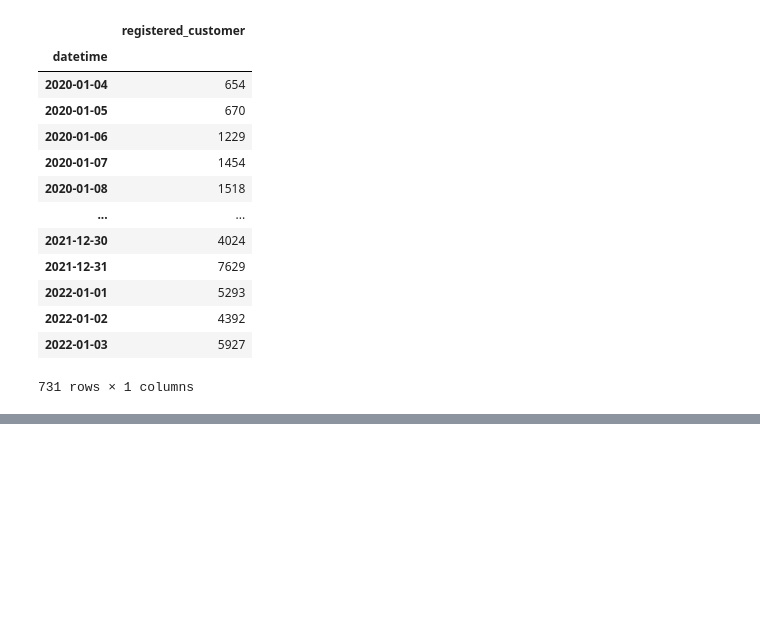
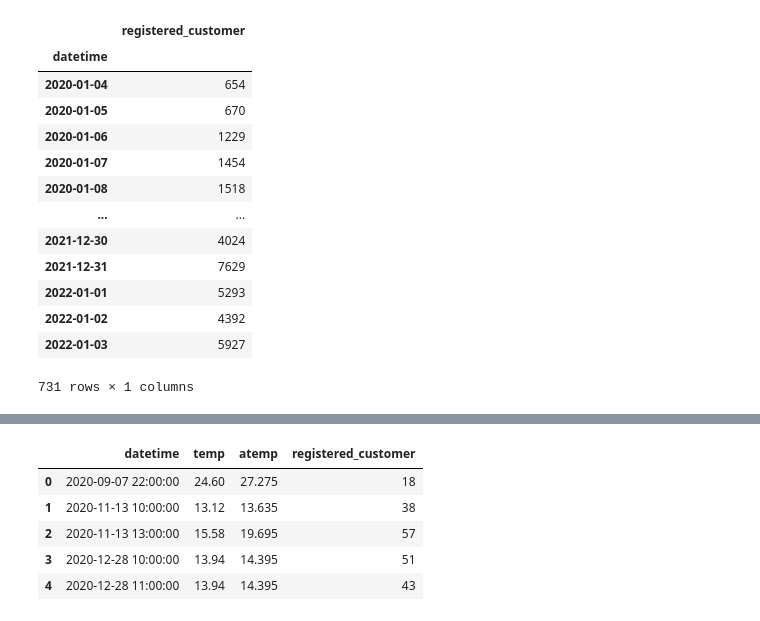
Before and after one commit to P-AEL/K-ppers-Projekt1, a Jupyter notebook: Flo.ipynb, the cells around one changed output, grey strips where cells are left out. Cells and saved outputs as stored; diff of their text form; code cells hidden in the pictures; blank space fills up the shorter version.

```diff
--- a/Flo.ipynb
+++ b/Flo.ipynb
@@ -33,0 +114,11 @@ px.line(df_rcus, x=df_rcus.index, y="registered_customer")
+# %%
+df_afg2_4 = df_afg2_3[(df_afg2_3.holiday==1)&(df_afg2_3.windspeed>35)&(df_afg2_3.registered_customer==False)]
+df_afg2_5 = df_afg2_4.groupby(pd.Grouper(key="datetime",freq="H")).agg({"temp": "mean", "atemp": "mean", "registered_customer": "count"}).dropna().reset_index()
+df_afg2_5
+# %% [output]
+|  | datetime | temp | atemp | registered_customer |
+| 0 | 2020-09-07 22:00:00 | 24.60 | 27.275 | 18 |
+| 1 | 2020-11-13 10:00:00 | 13.12 | 13.635 | 38 |
+| 2 | 2020-11-13 13:00:00 | 15.58 | 19.695 | 57 |
+| 3 | 2020-12-28 10:00:00 | 13.94 | 14.395 | 51 |
+| 4 | 2020-12-28 11:00:00 | 13.94 | 14.395 | 43 |
```
Also changed, not shown: parts of 17 cells of this notebook, 2 other files.
